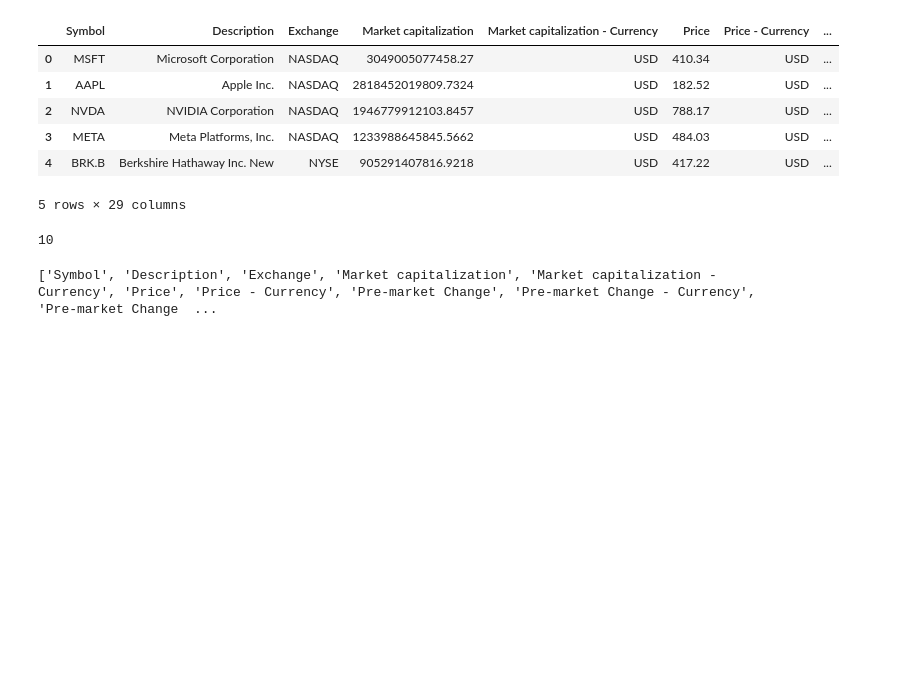
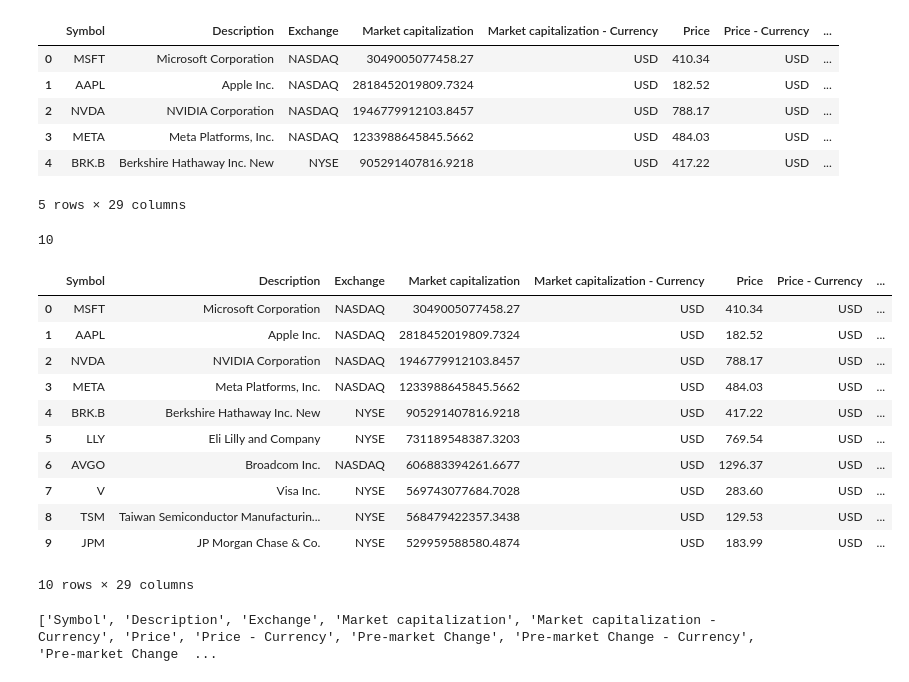
Before and after one commit to sudz4/dark-trader, a Jupyter notebook: stock_screener_TV.ipynb, the cells around one changed output. Cells and saved outputs as stored; diff of their text form; code cells hidden in the pictures; blank space fills up the shorter version.

```diff
--- a/stock_screener_TV.ipynb
+++ b/stock_screener_TV.ipynb
@@ -43,17 +43,29 @@ $(pre-market change) > $0.00 USD
 | 4 | BRK.B | Berkshire Hathaway Inc. New | NYSE | 905291407816.9218 | USD | 417.22 | USD | ... |
 5 rows × 29 columns
 # %%
-# first 10 rows df
-trading_view_raw_df_testing = trading_view_raw_df.head(10)
-# save to csv
-trading_view_raw_df_testing.to_csv('trading_view_raw_data/tv_screen_gap-up_testing.csv', index=False)
-# make sure data is there at least
-print(len(trading_view_raw_df_testing.index))
+# # first 10 rows df
+# trading_view_raw_df_testing = trading_view_raw_df.head(10)
+# # save to csv
+# trading_view_raw_df_testing.to_csv('trading_view_raw_data/tv_screen_gap-up_testing.csv', index=False)
+# # make sure data is there at least
+# print(len(trading_view_raw_df_testing.index))
 
-# print test df
-trading_view_raw_df_testing
+# # print test df
+# trading_view_raw_df_testing
 # %% [output]
 10
+|  | Symbol | Description | Exchange | Market capitalization | Market capitalization - Currency | Price | Price - Currency | ... |
+| 0 | MSFT | Microsoft Corporation | NASDAQ | 3049005077458.27 | USD | 410.34 | USD | ... |
+| 1 | AAPL | Apple Inc. | NASDAQ | 2818452019809.7324 | USD | 182.52 | USD | ... |
+| 2 | NVDA | NVIDIA Corporation | NASDAQ | 1946779912103.8457 | USD | 788.17 | USD | ... |
+| 3 | META | Meta Platforms, Inc. | NASDAQ | 1233988645845.5662 | USD | 484.03 | USD | ... |
+| 4 | BRK.B | Berkshire Hathaway Inc. New | NYSE | 905291407816.9218 | USD | 417.22 | USD | ... |
+| 5 | LLY | Eli Lilly and Company | NYSE | 731189548387.3203 | USD | 769.54 | USD | ... |
+| 6 | AVGO | Broadcom Inc. | NASDAQ | 606883394261.6677 | USD | 1296.37 | USD | ... |
+| 7 | V | Visa Inc. | NYSE | 569743077684.7028 | USD | 283.60 | USD | ... |
+| 8 | TSM | Taiwan Semiconductor Manufacturin... | NYSE | 568479422357.3438 | USD | 129.53 | USD | ... |
+| 9 | JPM | JP Morgan Chase & Co. | NYSE | 529959588580.4874 | USD | 183.99 | USD | ... |
+10 rows × 29 columns
 # %%
 # baseline raw cols from trading view initial filter
 features_raw_all = trading_view_raw_df.columns
```
Also changed, not shown: parts of 3 cells of this notebook.
